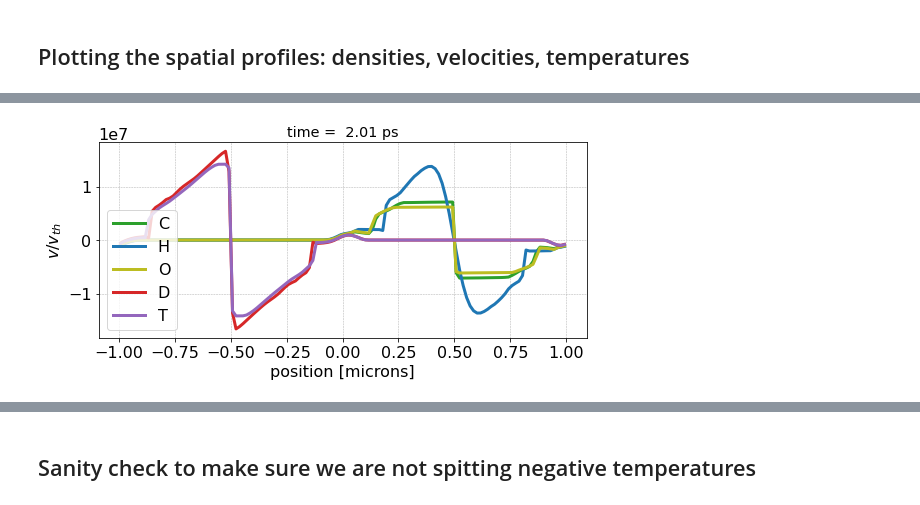
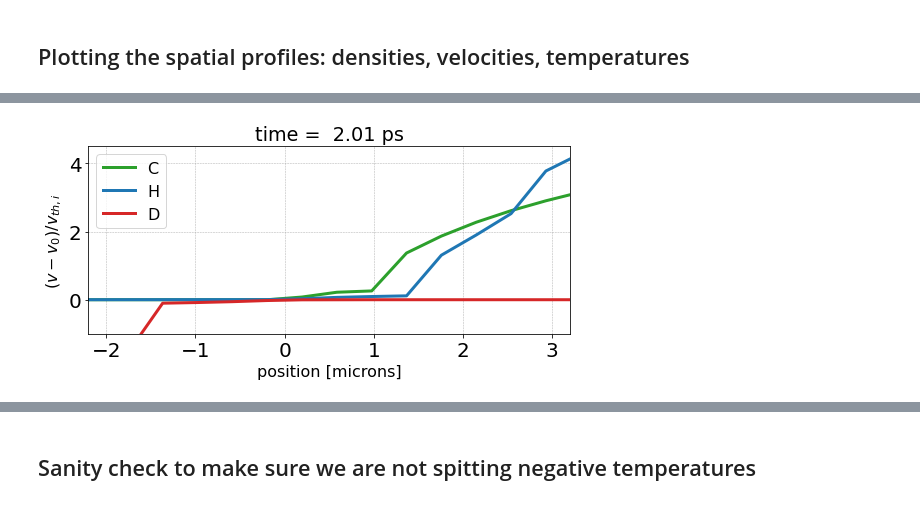
Before and after one commit to abdoudiaw/HDFT, a Jupyter notebook: Notebooks/Analysis.ipynb, the cells around one changed output, grey strips where cells are left out. Cells and saved outputs as stored; diff of their text form; code cells hidden in the pictures.

```diff
--- a/Notebooks/Analysis.ipynb
+++ b/Notebooks/Analysis.ipynb
@@ -16,10 +16,10 @@ path='/home/vagrant/jupyter/StaffScratch/diaw/PlasmaP/Multi-BGK/Data/'
 path_to_rsflash = '/home/vagrant/jupyter/StaffScratch/abdoudiaw/rsflash/'
 if not path_to_rsflash in sys.path: sys.path.insert(1, path_to_rsflash)
 # %%
-prefix = "modmd_script"
-x = np.loadtxt(path+prefix + "_x")
+prefix = path+"modmd_script"
+x = np.loadtxt(prefix + "_x")
 x = x * 10000 #convert to microns
-time = np.loadtxt(path+prefix + "_time")
+time = np.loadtxt(prefix + "_time")
 # %%
 len(time)
 # %% [output]
@@ -29,3 +35,15 @@ idx=-1
+# %%
+dens0 = np.loadtxt(prefix + "_dens0")
+dens1 = np.loadtxt(prefix + "_dens1")
+dens2 = np.loadtxt(prefix + "_dens2")
+dens3 = np.loadtxt(prefix + "_dens3")
+dens4 = np.loadtxt(prefix + "_dens4")
+
+velo0 = np.loadtxt(prefix + "_velo0")
+velo1 = np.loadtxt(prefix + "_velo1")
+velo2 = np.loadtxt(prefix + "_velo2")
+velo3 = np.loadtxt(prefix + "_velo3")
+velo4 = np.loadtxt(prefix + "_velo4")
 # %% [markdown]
 ## Plotting the spatial profiles: densities, velocities, temperatures
 # %%
@@ -65,39 +83,51 @@ fig.savefig('modmd_testcase_dens_time_'+str(int(time[idx]*1e12))+'_ps.png',dpi=3
 # %%
 fig, ax2 = plt.subplots(1,1)
 
 ax2.grid(linestyle='dashed', linewidth='0.5')
 
+mpl.style.context('rs_paper')
 LW=16
 mpl.rcParams['figure.figsize'] = 8,4
 mpl.rc('font', size = LW)
 mpl.rc('xtick', labelsize=LW)
 mpl.rc('ytick', labelsize=LW)
 L=200
 
 colors=['#2ca02c','#1f77b4','#bcbd22', '#d62728', '#9467bd']
 labels=['C','H','O','D','T']
-mass = np.array([1.9926e-23,1.6605e-24,2.6566e-23,3.3210778e-24,5.0083e-24])
+m = np.array([1.9926e-23,1.6605e-24,2.6566e-23,3.3210778e-24,5.0083e-24])
 eps=1.e-20
 cvt=1.6008e-19  # units conversion
 
-with mpl.style.context('rs_paper'):
-    for i in [0,1,2,3,4]:
-#         print(i)
-        velo = np.loadtxt(path+prefix + "_velo"+str(i))
-#         temp = np.loadtxt(path+prefix + "_temp"+str(i))
-#         ax2.plot(x,velo[idx]/np.sqrt((cvt*temp[idx]+eps)/(1.e-3*mass[i])),label=str(labels[i]),linewidth=3.0)
-        ax2.plot(x,velo[idx],color=colors[i],label=str(labels[i]),linewidth=3.0)
+v0 = (12.0107* dens0*velo0
+       + 1.01   * dens1*velo1
+       + 16.0   * dens2*velo2
+       + 2.014  * dens3*velo3
+       + 3.016  * dens4*velo4) / (12.0107*dens0
+       + 1.01   * dens1
+       + 16.0   * dens2
+       + 2.014  * dens3
+       + 3.016  * dens4)
 
+velo_scale = 1.0e-6
+erg_to_ev = 6.2415e11
+temp=10
+vt_C = np.sqrt(2.0*temp/erg_to_ev/m[0])
+vt_H = np.sqrt(2.0*temp/erg_to_ev/m[1])
+vt_D = np.sqrt(2.0*temp/erg_to_ev/m[3])
 
-#     ax2.set_xlim(-10.5,10.5)
-#     ax2.set_xlim(-0.5,0.85)
-    ax2.set_title('time =  {:.2f} ps'.format(time[idx]*1e12))
-    ax2.set_ylabel(r'$v/v_{th}$', size=LW)
-    ax2.set_xlabel(r'position [microns]', size=LW)
+ax2.plot(x,(velo0[idx] - v0[idx])/vt_C,color=colors[0],label=str(labels[0]),linewidth=3.0)
+ax2.plot(x,(velo1[idx] - v0[idx])/vt_H,color=colors[1],label=str(labels[1]),linewidth=3.0)
+ax2.plot(x,(velo3[idx] - v0[idx])/vt_D,color=colors[3],label=str(labels[3]),linewidth=3.0)
 
+ax2.set_title('time =  {:.2f} ps'.format(time[idx]*1e12))
+ax2.set_ylabel(r'$(v-v_0)/v_{th,i}$', size=LW)
+ax2.set_xlabel(r'position [microns]', size=LW)
+ax2.set_xlim(-2.2,3.2)
+ax2.set_ylim(-1,4.5)
 plt.legend()
 plt.tight_layout()
 
 fig.savefig('modmd_testcase_velo_time_'+str(int(time[idx]*1e12))+'_ps.png',dpi=300, bbox_inches = "tight",facecolor='w')
 # %% [output]
-[figure, old version]
+[figure, new version]
```
Also changed, not shown: parts of 6 cells of this notebook, 3 other files.
